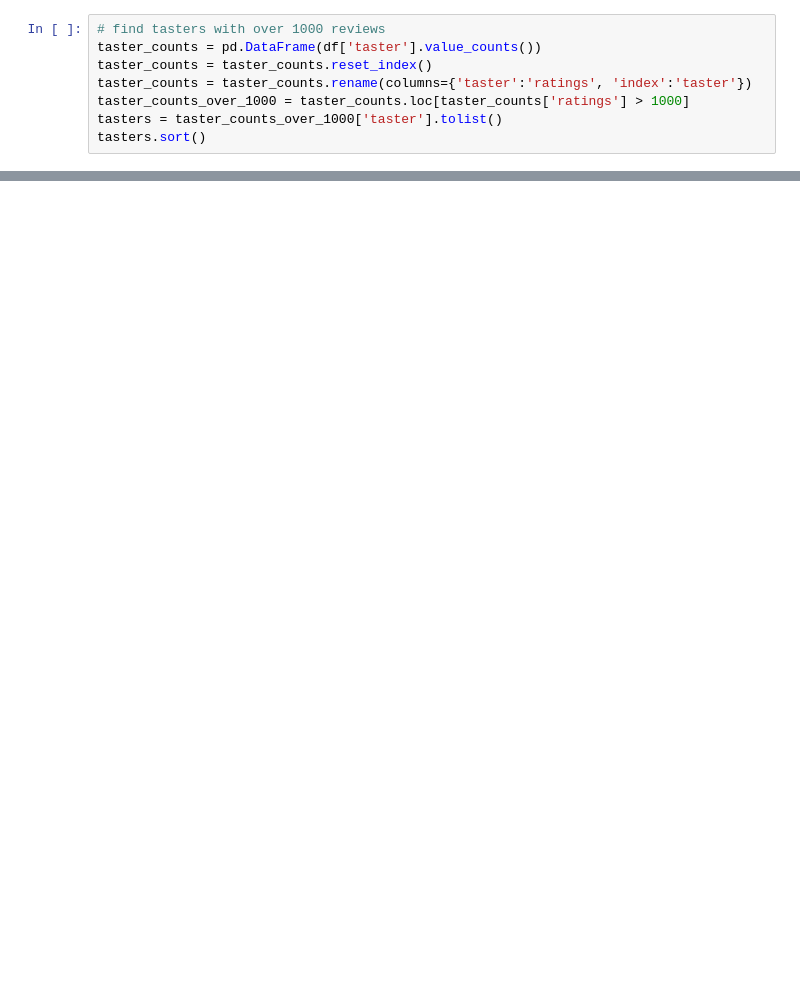
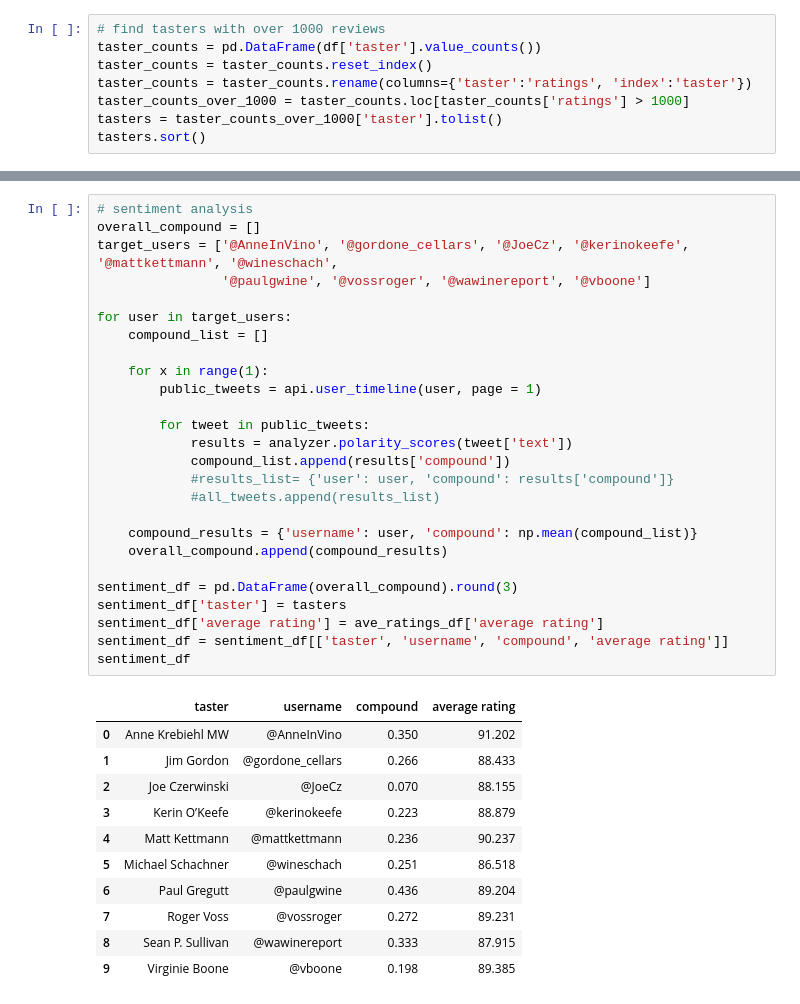
Before and after one commit to ENGRMike/GWProjectOne, a Jupyter notebook: sentiment_analysis.ipynb, the cells around one changed output, grey strips where cells are left out. Cells and saved outputs as stored; diff of their text form; blank space fills up the shorter version.

```diff
--- a/sentiment_analysis.ipynb
+++ b/sentiment_analysis.ipynb
@@ -66,0 +72,38 @@ plt.show()
+# %%
+# sentiment analysis
+overall_compound = []
+target_users = ['@AnneInVino', '@gordone_cellars', '@JoeCz', '@kerinokeefe', '@mattkettmann', '@wineschach',
+                '@paulgwine', '@vossroger', '@wawinereport', '@vboone']
+
+for user in target_users:
+    compound_list = []
+
+    for x in range(1):
+        public_tweets = api.user_timeline(user, page = 1)
+
+        for tweet in public_tweets:
+            results = analyzer.polarity_scores(tweet['text'])
+            compound_list.append(results['compound'])
+            #results_list= {'user': user, 'compound': results['compound']}
+            #all_tweets.append(results_list)
+
+    compound_results = {'username': user, 'compound': np.mean(compound_list)}
+    overall_compound.append(compound_results)
+
+sentiment_df = pd.DataFrame(overall_compound).round(3)
+sentiment_df['taster'] = tasters
+sentiment_df['average rating'] = ave_ratings_df['average rating']
+sentiment_df = sentiment_df[['taster', 'username', 'compound', 'average rating']]
+sentiment_df
+# %% [output]
+|  | taster | username | compound | average rating |
+| 0 | Anne Krebiehl MW | @AnneInVino | 0.350 | 91.202 |
+| 1 | Jim Gordon | @gordone_cellars | 0.266 | 88.433 |
+| 2 | Joe Czerwinski | @JoeCz | 0.070 | 88.155 |
+| 3 | Kerin O’Keefe | @kerinokeefe | 0.223 | 88.879 |
+| 4 | Matt Kettmann | @mattkettmann | 0.236 | 90.237 |
+| 5 | Michael Schachner | @wineschach | 0.251 | 86.518 |
+| 6 | Paul Gregutt | @paulgwine | 0.436 | 89.204 |
+| 7 | Roger Voss | @vossroger | 0.272 | 89.231 |
+| 8 | Sean P. Sullivan | @wawinereport | 0.333 | 87.915 |
+| 9 | Virginie Boone | @vboone | 0.198 | 89.385 |
```
Also changed, not shown: parts of 9 cells of this notebook, 12 other files.
